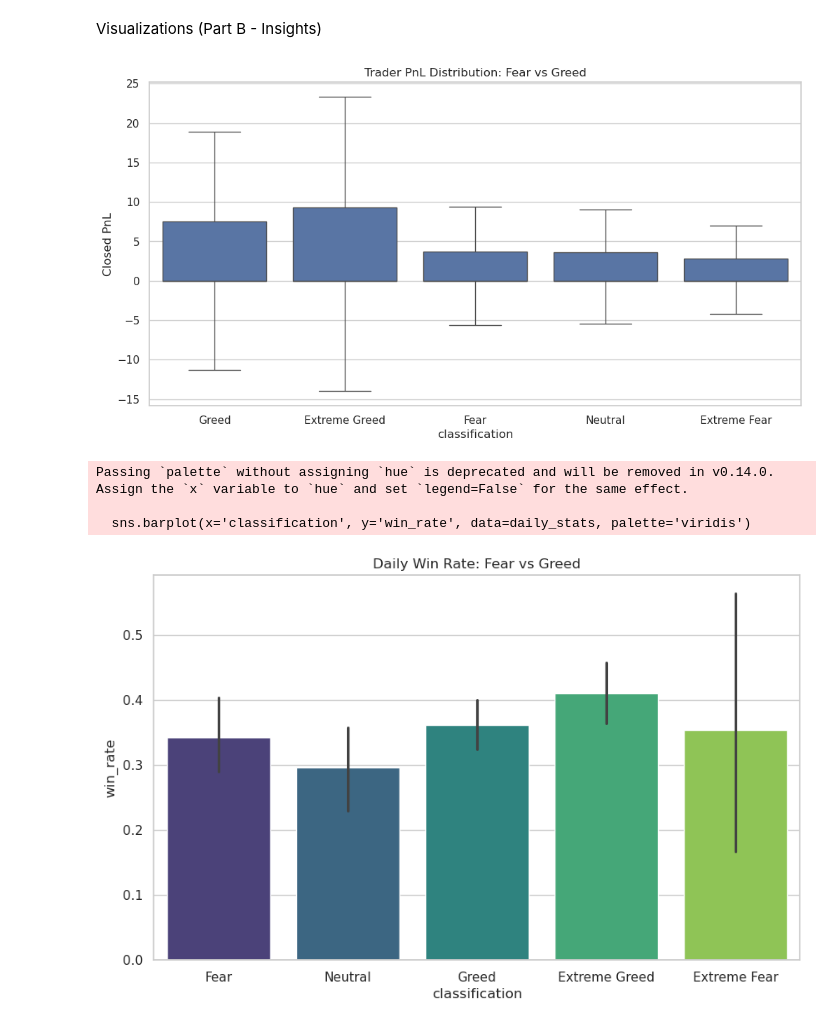
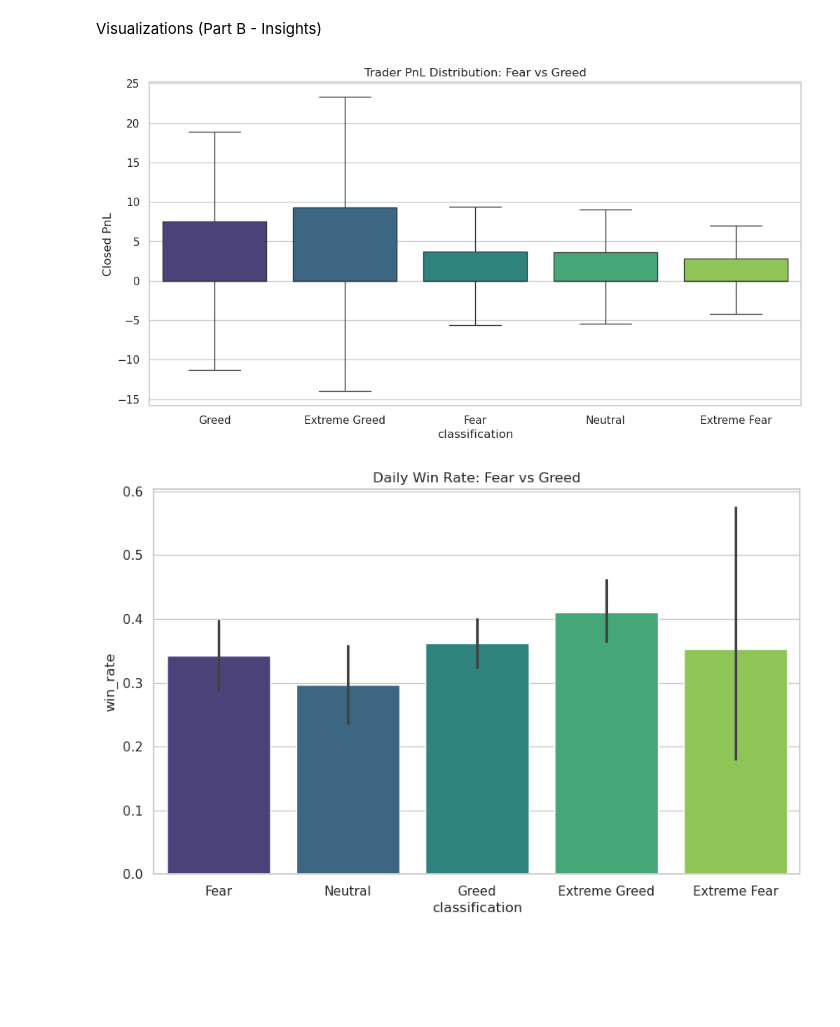
Before and after one commit to Kunal-Somani/primetrade-assignment, a Jupyter notebook: notebooks/01_analysis.ipynb, the cells around one changed output. Drawn from its saved outputs; the diff is of its cells as text; code cells hidden in the pictures; blank space fills up the shorter version.

```diff
--- a/notebooks/01_analysis.ipynb
+++ b/notebooks/01_analysis.ipynb
@@ -76,21 +76,16 @@ Visualizations (Part B - Insights)
 # %%
 sns.set_theme(style="whitegrid")
 
-# --- FIX 1: Use 'classification' (lowercase) and 'Closed PnL' (Capital/Space) ---
 plt.figure(figsize=(12, 6))
-sns.boxplot(x='classification', y='Closed PnL', data=df, showfliers=False)
+sns.boxplot(x='classification', y='Closed PnL', data=df, showfliers=False, hue='classification', palette="viridis", legend=False)
 plt.title('Trader PnL Distribution: Fear vs Greed')
-plt.savefig('../data/pnl_distribution.png') # Save for README
+plt.savefig('../data/pnl_distribution.png')
 plt.show()
 
-# --- FIX 2: Use 'classification' (lowercase) here too ---
 plt.figure(figsize=(10, 6))
-sns.barplot(x='classification', y='win_rate', data=daily_stats, palette='viridis')
+sns.barplot(x='classification', y='win_rate', data=daily_stats, hue='classification', palette='viridis', legend=False)
 plt.title('Daily Win Rate: Fear vs Greed')
 plt.show()
 # %% [output]
-[figure, old version]
+[figure, new version]
-Passing `palette` without assigning `hue` is deprecated and will be removed in v0.14.0. Assign the `x` variable to `hue` and set `legend=False` for the same effect.
-
-  sns.barplot(x='classification', y='win_rate', data=daily_stats, palette='viridis')
-[figure, old version]
+[figure, new version]
```
